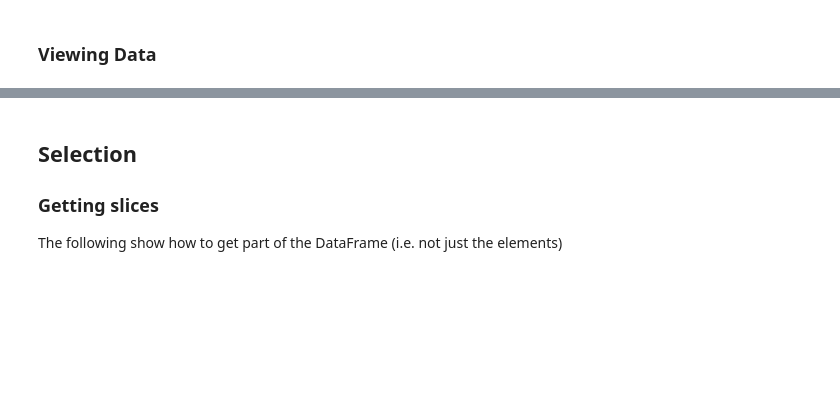
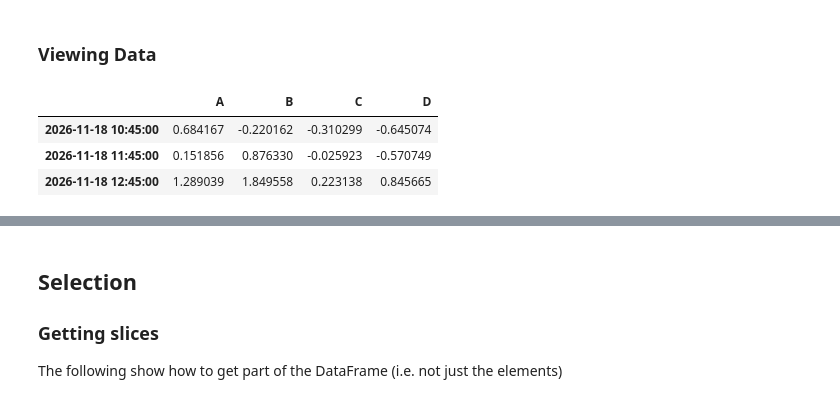
Before and after one commit to GioeleCesarini/LaboratoryOfComputationalPhysics_Y9, a Jupyter notebook: 06_Pandas.ipynb, the cells around one changed output, grey strips where cells are left out. Drawn from its saved outputs; the diff is of its cells as text; code cells hidden in the pictures; blank space fills up the shorter version.

```diff
--- a/06_Pandas.ipynb
+++ b/06_Pandas.ipynb
@@ -145,6 +259,11 @@ df2
 # %% [markdown]
 ### Viewing Data
 # %%
-df.head()
+df.head(3)
+# %% [output]
+|  | A | B | C | D |
+| 2026-11-18 10:45:00 | 0.684167 | -0.220162 | -0.310299 | -0.645074 |
+| 2026-11-18 11:45:00 | 0.151856 | 0.876330 | -0.025923 | -0.570749 |
+| 2026-11-18 12:45:00 | 1.289039 | 1.849558 | 0.223138 | 0.845665 |
 # %%
 df.tail(4)
```
Also changed, not shown: parts of 71 cells of this notebook.
